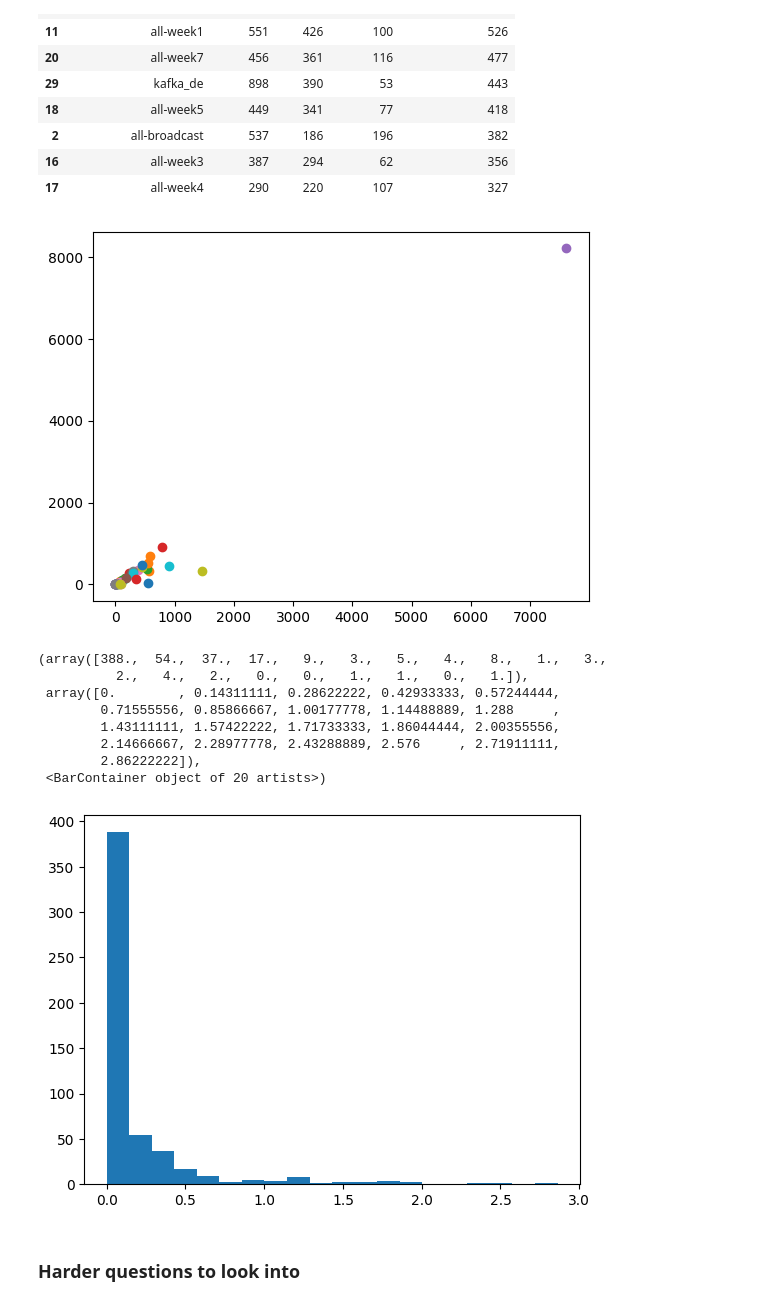
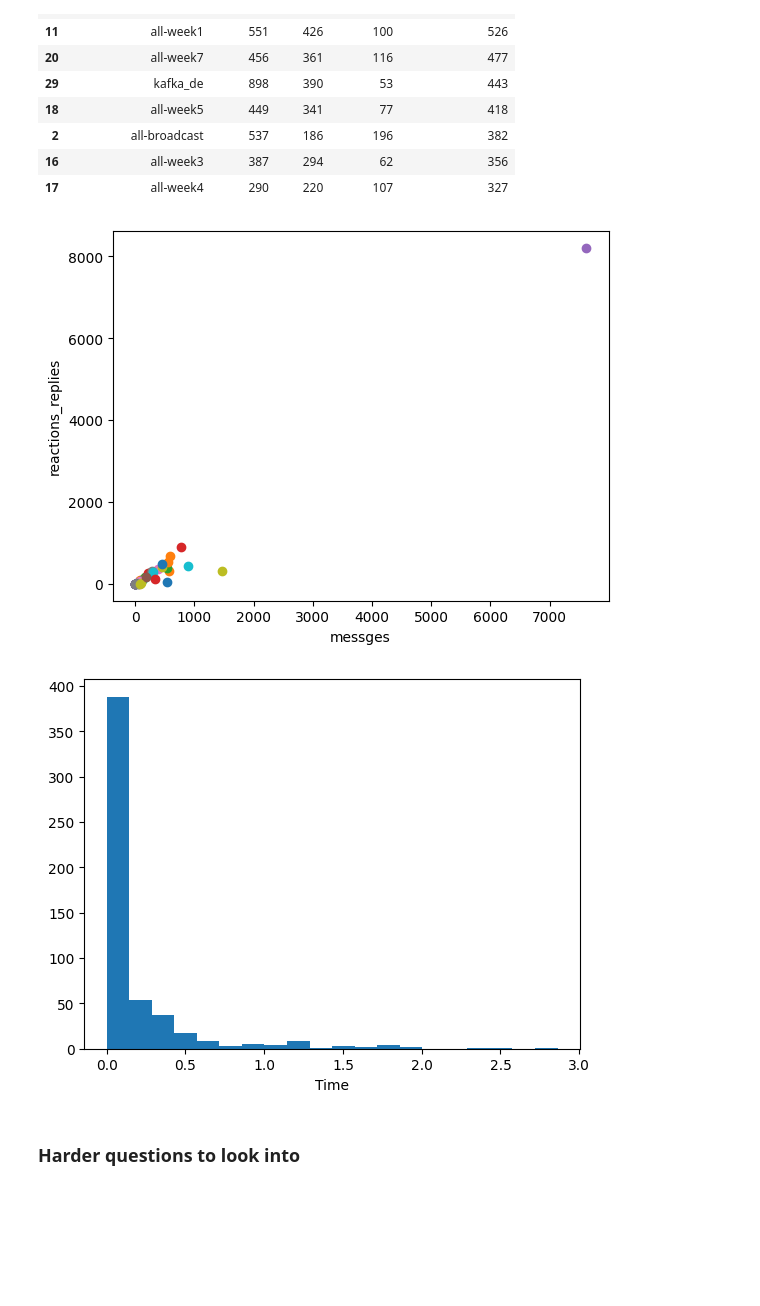
Before and after one commit to merronmuche/week0_starter_network_analysis, a Jupyter notebook: notebooks/parse_slack_data.ipynb, the cells around one changed output. Saved outputs shown, nothing was run; the diff lists cells and outputs as text; code cells hidden in the pictures; blank space fills up the shorter version.

```diff
--- a/notebooks/parse_slack_data.ipynb
+++ b/notebooks/parse_slack_data.ipynb
@@ -361,46 +366,36 @@ ten_top
 df = scatter_2d_channels()
 
 for channel in df['channels'].unique():
-    plt.scatter(df[df['channels'] == channel]['messges'], df[df['channels'] == channel]['reactions_replies'], label=channel)
+    plt.scatter(df[df['channels'] == channel]['messges'], df[df['channels'] == channel]
+                ['reactions_replies'], label=channel)
+    plt.xlabel('messges')
+    plt.ylabel('reactions_replies')
 
-# plt.title('2D Scatter Plot')
-# plt.xlabel('messages')
-# plt.ylabel('replies and reactions')
-# plt.legend()  # Show legend
 
-# # Add labels to points
-# for i, label in enumerate(df['messges']):
-#     plt.text(df['messges'][i],  df['reactions_replies'][i], label, rotation=25, fontsize="x-small")
 
 plt.show()
 # %% [output]
-[figure, old version]
+[figure, new version]
 # %%
 # ######## Task_2 starts here
 # What is the distribution of time differences between messages, replies, reactions, and any type event (message, reply, reaction)?
 
 # 1-Plot a histogram of the time difference between Consecutive messages
 
 data = slack_parser(path_channel)
 time = convert_2_timestamp('msg_sent_time', data)
 data['time'] = time
 data['time'] = pd.to_datetime(data['time'])
 data['diff'] = data['time'].diff()
 data['diff_sec'] = data['diff'].dt.total_seconds()/3600
 
 ##### remove the outliers
 data=data.sort_values('diff_sec', ascending = False)
 data_remove_outliers = data.iloc[10:]
 
 plt.hist(data_remove_outliers['diff_sec'].dropna(), bins =20)
+plt.xlabel('Time')
+plt.show()
 # %% [output]
-(array([388.,  54.,  37.,  17.,   9.,   3.,   5.,   4.,   8.,   1.,   3.,
-          2.,   4.,   2.,   0.,   0.,   1.,   1.,   0.,   1.]),
- array([0.        , 0.14311111, 0.28622222, 0.42933333, 0.57244444,
-        0.71555556, 0.85866667, 1.00177778, 1.14488889, 1.288     ,
-        1.43111111, 1.57422222, 1.71733333, 1.86044444, 2.00355556,
-        2.14666667, 2.28977778, 2.43288889, 2.576     , 2.71911111,
-        2.86222222]),
- <BarContainer object of 20 artists>)
-[figure, old version]
+[figure, new version]
 # %%
```
Also changed, not shown: parts of 7 cells of this notebook.
